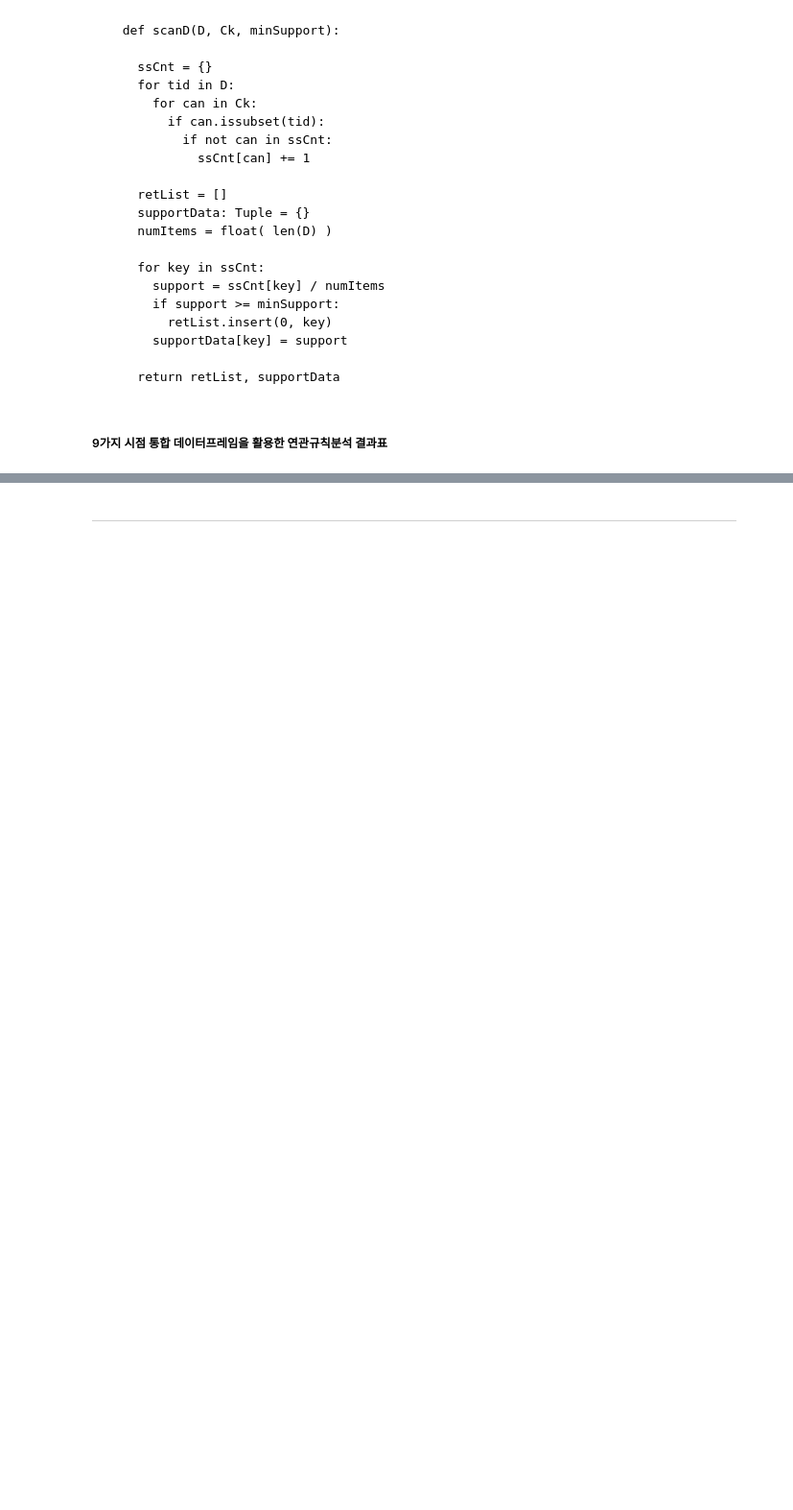
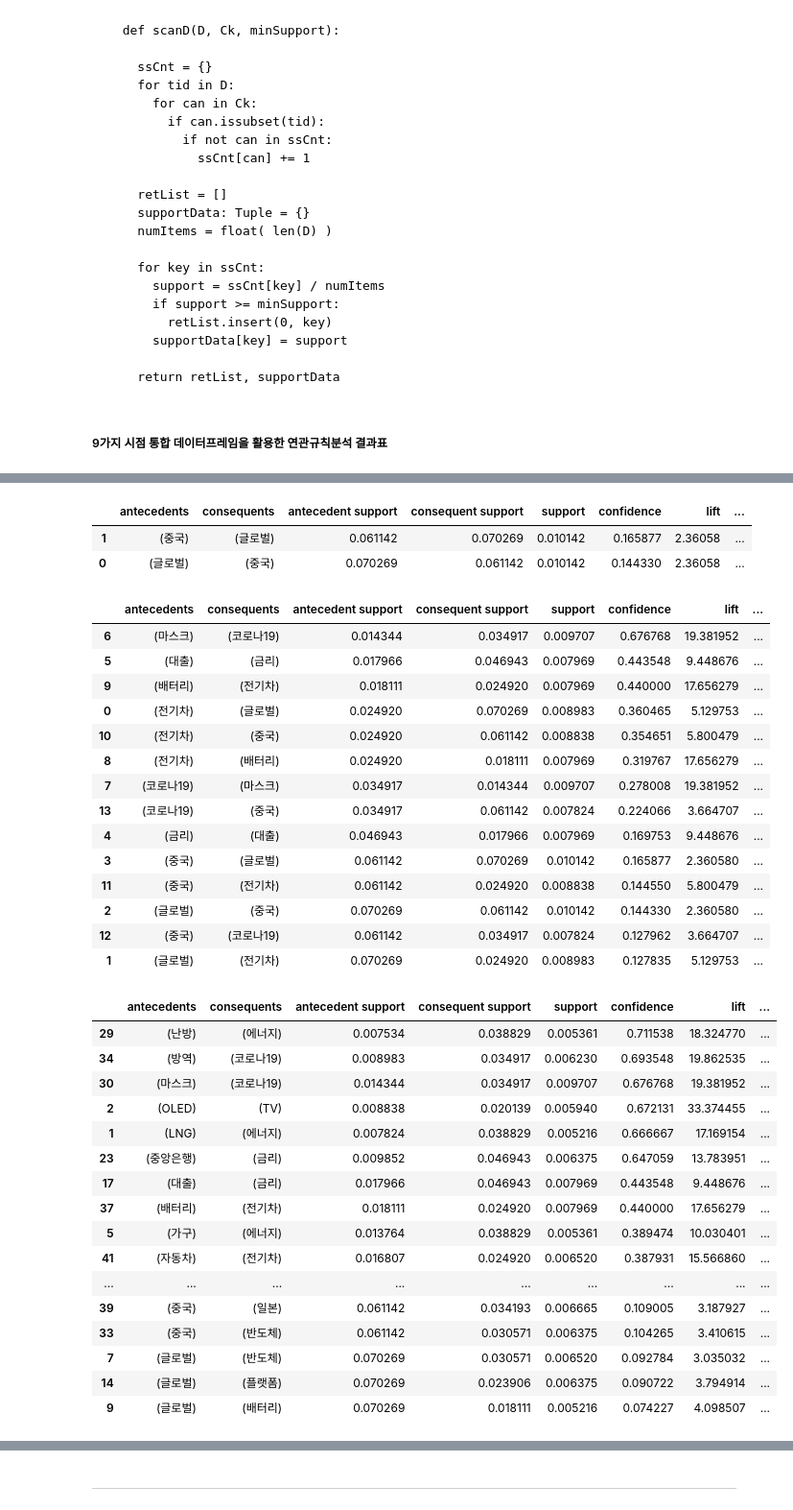
Before and after one commit to ksydata/MiraeAssetHackathon, a Jupyter notebook: [derivative_news_data]_2_AprioriRules.ipynb, the cells around one changed output, grey strips where cells are left out. Shown at 96% size. Cells and saved outputs as stored; diff of their text form; code cells hidden in the pictures; blank space fills up the shorter version.

```diff
--- a/[derivative_news_data]_2_AprioriRules.ipynb
+++ b/[derivative_news_data]_2_AprioriRules.ipynb
@@ -834,0 +368,62 @@ display( apriori_results_230412[2].sort_values("support", ascending = False) )
+# %%
+# date_time 변수가 9번 바뀌기 때문에 클래스로 선언하여 반복작업의 일부 자동화
+merge_derivative_news_data_subset_230127, merge_derivative_news_data_230127 = financialApriori.makeSubDataset_loadData(
+    date_column = "YYYYMMDD", date_time = "2023-01-27")
+
+apriori_results_230127: List = []
+
+for threshold in [0.01, 0.0075, 0.005]:
+  apriori_rules = financialApriori.find_frequent_TAGsets(
+    # [반복적으로 오류가 발생하는 지점]
+    transaction_subset = merge_derivative_news_data_subset_230127,
+
+    transaction_tagset = merge_derivative_news_data_230127["TAG_SPLIT"],
+
+    drop_subset_list = ["DRAMATIC_Not Change", "사회", "경제", "정치", "기술"],
+    drop_tagset_list = ["톰슨로이터"],
+
+    minimum_support_threshold = threshold,
+    minimum_confidence_threshold = 0.05
+  )
+  apriori_results_230127.append(apriori_rules)
+# %%
+pd.set_option("display.max_row", None)
+display( apriori_results_230127[0].sort_values("confidence", ascending = False) )
+display( apriori_results_230127[1].sort_values("confidence", ascending = False) )
+display( apriori_results_230127[2].sort_values("confidence", ascending = False) )
+# %% [output]
+|  | antecedents | consequents | antecedent support | consequent support | support | confidence | lift | ... |
+| 1 | (중국) | (글로벌) | 0.061142 | 0.070269 | 0.010142 | 0.165877 | 2.36058 | ... |
+| 0 | (글로벌) | (중국) | 0.070269 | 0.061142 | 0.010142 | 0.144330 | 2.36058 | ... |
+|  | antecedents | consequents | antecedent support | consequent support | support | confidence | lift | ... |
+| 6 | (마스크) | (코로나19) | 0.014344 | 0.034917 | 0.009707 | 0.676768 | 19.381952 | ... |
+| 5 | (대출) | (금리) | 0.017966 | 0.046943 | 0.007969 | 0.443548 | 9.448676 | ... |
+| 9 | (배터리) | (전기차) | 0.018111 | 0.024920 | 0.007969 | 0.440000 | 17.656279 | ... |
+| 0 | (전기차) | (글로벌) | 0.024920 | 0.070269 | 0.008983 | 0.360465 | 5.129753 | ... |
+| 10 | (전기차) | (중국) | 0.024920 | 0.061142 | 0.008838 | 0.354651 | 5.800479 | ... |
+| 8 | (전기차) | (배터리) | 0.024920 | 0.018111 | 0.007969 | 0.319767 | 17.656279 | ... |
+| 7 | (코로나19) | (마스크) | 0.034917 | 0.014344 | 0.009707 | 0.278008 | 19.381952 | ... |
+| 13 | (코로나19) | (중국) | 0.034917 | 0.061142 | 0.007824 | 0.224066 | 3.664707 | ... |
+| 4 | (금리) | (대출) | 0.046943 | 0.017966 | 0.007969 | 0.169753 | 9.448676 | ... |
+| 3 | (중국) | (글로벌) | 0.061142 | 0.070269 | 0.010142 | 0.165877 | 2.360580 | ... |
+| 11 | (중국) | (전기차) | 0.061142 | 0.024920 | 0.008838 | 0.144550 | 5.800479 | ... |
+| 2 | (글로벌) | (중국) | 0.070269 | 0.061142 | 0.010142 | 0.144330 | 2.360580 | ... |
+| 12 | (중국) | (코로나19) | 0.061142 | 0.034917 | 0.007824 | 0.127962 | 3.664707 | ... |
+| 1 | (글로벌) | (전기차) | 0.070269 | 0.024920 | 0.008983 | 0.127835 | 5.129753 | ... |
+|  | antecedents | consequents | antecedent support | consequent support | support | confidence | lift | ... |
+| 29 | (난방) | (에너지) | 0.007534 | 0.038829 | 0.005361 | 0.711538 | 18.324770 | ... |
+| 34 | (방역) | (코로나19) | 0.008983 | 0.034917 | 0.006230 | 0.693548 | 19.862535 | ... |
+| 30 | (마스크) | (코로나19) | 0.014344 | 0.034917 | 0.009707 | 0.676768 | 19.381952 | ... |
+| 2 | (OLED) | (TV) | 0.008838 | 0.020139 | 0.005940 | 0.672131 | 33.374455 | ... |
+| 1 | (LNG) | (에너지) | 0.007824 | 0.038829 | 0.005216 | 0.666667 | 17.169154 | ... |
+| 23 | (중앙은행) | (금리) | 0.009852 | 0.046943 | 0.006375 | 0.647059 | 13.783951 | ... |
+| 17 | (대출) | (금리) | 0.017966 | 0.046943 | 0.007969 | 0.443548 | 9.448676 | ... |
+| 37 | (배터리) | (전기차) | 0.018111 | 0.024920 | 0.007969 | 0.440000 | 17.656279 | ... |
+| 5 | (가구) | (에너지) | 0.013764 | 0.038829 | 0.005361 | 0.389474 | 10.030401 | ... |
+| 41 | (자동차) | (전기차) | 0.016807 | 0.024920 | 0.006520 | 0.387931 | 15.566860 | ... |
+| ... | ... | ... | ... | ... | ... | ... | ... | ... |
+| 39 | (중국) | (일본) | 0.061142 | 0.034193 | 0.006665 | 0.109005 | 3.187927 | ... |
+| 33 | (중국) | (반도체) | 0.061142 | 0.030571 | 0.006375 | 0.104265 | 3.410615 | ... |
+| 7 | (글로벌) | (반도체) | 0.070269 | 0.030571 | 0.006520 | 0.092784 | 3.035032 | ... |
+| 14 | (글로벌) | (플랫폼) | 0.070269 | 0.023906 | 0.006375 | 0.090722 | 3.794914 | ... |
+| 9 | (글로벌) | (배터리) | 0.070269 | 0.018111 | 0.005216 | 0.074227 | 4.098507 | ... |
```
Also changed, not shown: parts of 56 cells of this notebook.
